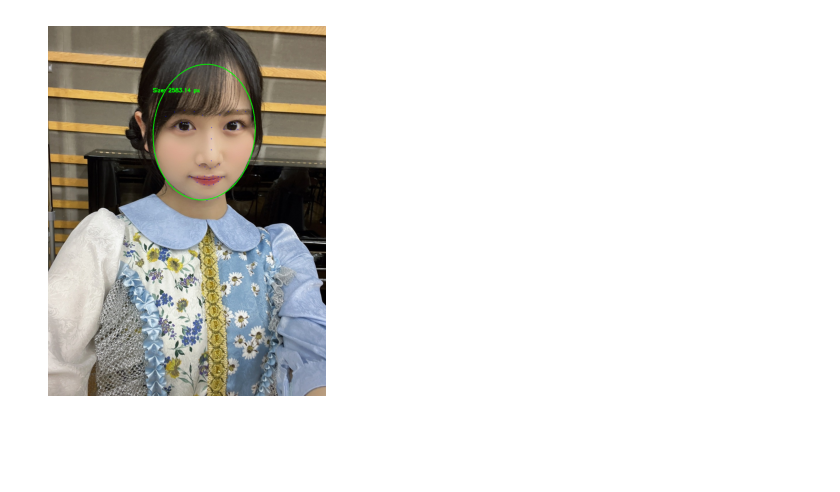
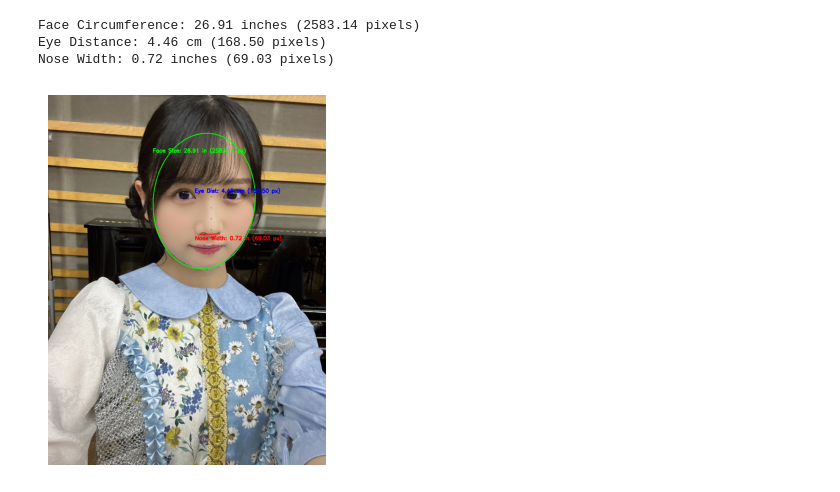
Before and after one commit to AwanArdy/facedetect, a Jupyter notebook: face.ipynb, the cells around one changed output. Drawn from its saved outputs; the diff is of its cells as text; code cells hidden in the pictures; blank space fills up the shorter version.

```diff
--- a/face.ipynb
+++ b/face.ipynb
@@ -17,5 +30,5 @@ def calculate_face_ellipse(landmarks):
 # %%
-def detect_face(image_path):
+def detect_face(image_path, pixels_per_inch=96):
     img = cv2.imread(image_path)
     gray = cv2.cvtColor(img, cv2.COLOR_BGR2GRAY)
 
@@ -32,17 +45,43 @@ def detect_face(image_path):
             y = landmarks.part(n).y
             cv2.circle(img, (x, y), 1, (255, 0, 0), -1)
 
-        ellipse, circumference = calculate_face_ellipse(landmarks.parts())
+        (ellipse, circumference_px, circumference_in,
+         eye_distance_px, eye_distance_cm,
+         nose_width_px, nose_width_in,
+         left_eye, right_eye,
+         nose_left, nose_right) = calculate_face_metrics(landmarks.parts(), pixels_per_inch)
+
         cv2.ellipse(img, ellipse, (0, 255, 0), 2)
 
-        text = f"Size: {circumference:.2f} px"
-        cv2.putText(img, text, (face.left(), face.top()-10), cv2.FONT_HERSHEY_SIMPLEX, 0.6, (0, 255, 0), 2)
+        print(f"Face Circumference: {circumference_in:.2f} inches ({circumference_px:.2f} pixels)")
+        print(f"Eye Distance: {eye_distance_cm:.2f} cm ({eye_distance_px:.2f} pixels)")
+        print(f"Nose Width: {nose_width_in:.2f} inches ({nose_width_px:.2f} pixels)")
+
+        text_face = f"Face Size: {circumference_in:.2f} in ({circumference_px:.2f} px)"
+        cv2.putText(img, text_face, (face.left(), face.top()-40), cv2.FONT_HERSHEY_SIMPLEX, 0.6, (0, 255, 0), 2)
+
+        # Eye distance
+        text_eyes = f"Eye Dist: {eye_distance_cm:.2f} cm ({eye_distance_px:.2f} px)"
+        eye_center = np.mean([left_eye, right_eye], axis=0).astype(int)
+        cv2.putText(img, text_eyes, (eye_center[0]-50, eye_center[1]-10), cv2.FONT_HERSHEY_SIMPLEX, 0.6, (255, 0, 0), 2)
+        cv2.circle(img, tuple(left_eye.astype(int)), 3, (255, 0, 0), -1)
+        cv2.circle(img, tuple(right_eye.astype(int)), 3, (255, 0, 0), -1)
+
+        # Nose width
+        text_nose = f"Nose Width: {nose_width_in:.2f} in ({nose_width_px:.2f} px)"
+        nose_center = np.mean([nose_left, nose_right], axis=0).astype(int)
+        cv2.putText(img, text_nose, (nose_center[0]-50, nose_center[1]+20), cv2.FONT_HERSHEY_SIMPLEX, 0.6, (0, 0, 255), 2)
+        cv2.line(img, tuple(nose_left.astype(int)), tuple(nose_right.astype(int)), (0, 0, 255), 2)
+
 
         plt.imshow(cv2.cvtColor(img, cv2.COLOR_BGR2RGB))
         plt.axis("off")
         plt.show()
 # %%
 image_path = "Hinano.jpg"
-detect_face(image_path)
+detect_face(image_path, pixels_per_inch=96)
 # %% [output]
+Face Circumference: 26.91 inches (2583.14 pixels)
+Eye Distance: 4.46 cm (168.50 pixels)
+Nose Width: 0.72 inches (69.03 pixels)
-[figure, old version]
+[figure, new version]
```
Also changed, not shown: parts of 3 cells of this notebook.
